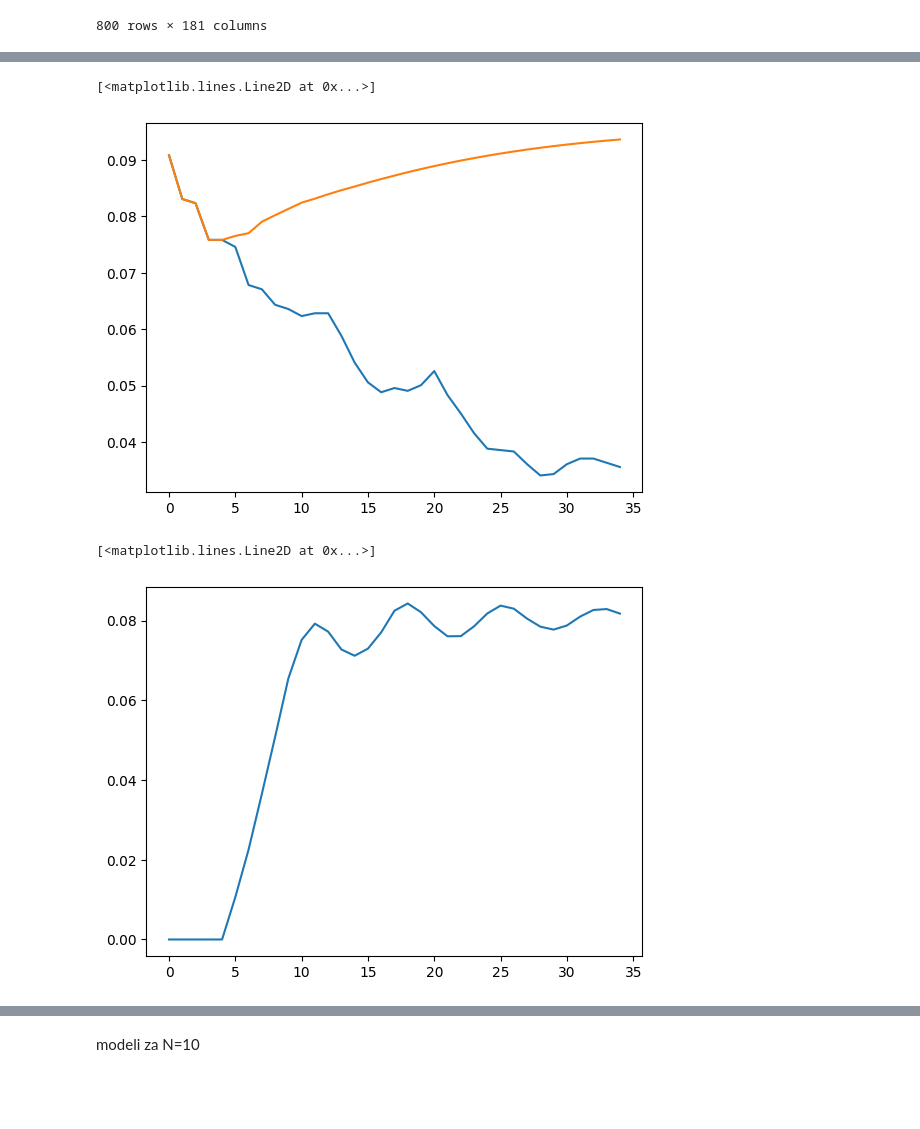
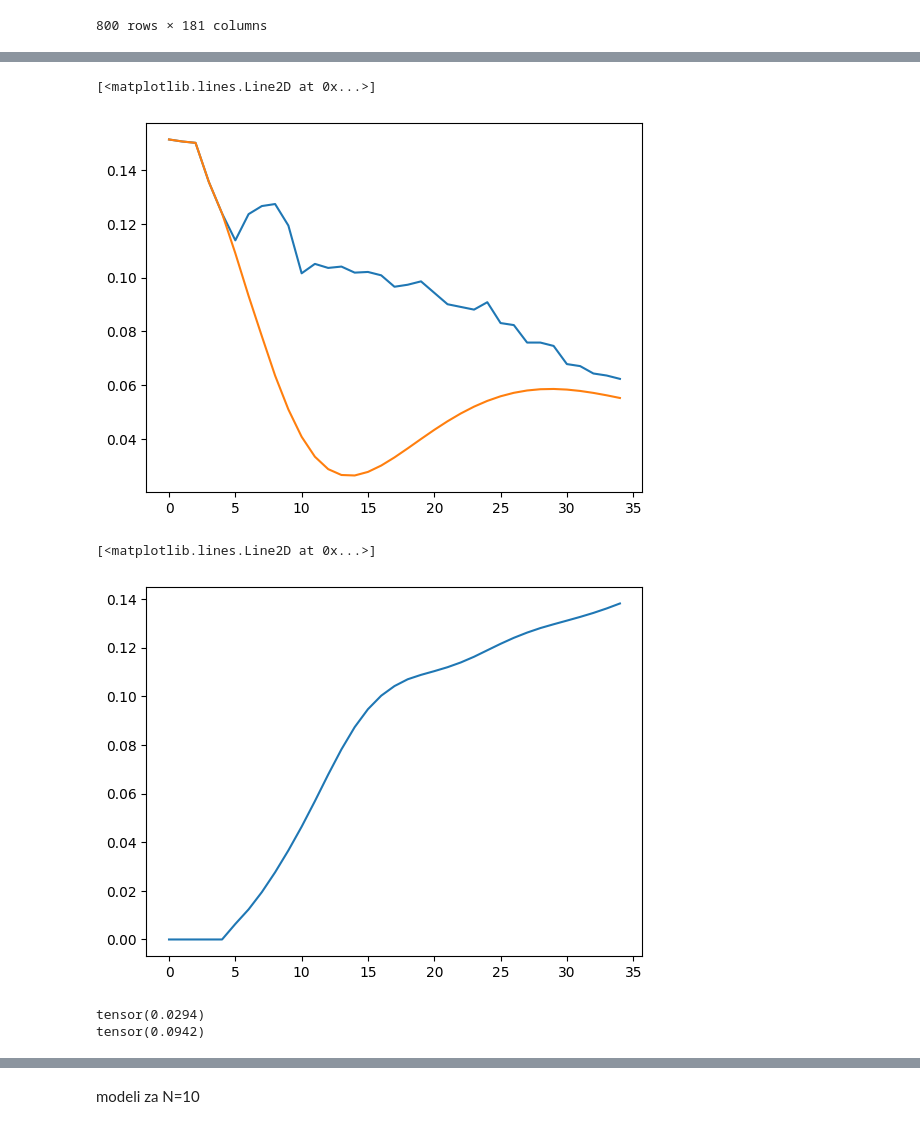
Before and after one commit to tadejpetric/nsu, a Jupyter notebook: dn5/naloga.ipynb, the cells around one changed output, grey strips where cells are left out. Saved outputs shown, nothing was run; the diff lists cells and outputs as text; code cells hidden in the pictures; blank space fills up the shorter version.

```diff
--- a/dn5/naloga.ipynb
+++ b/dn5/naloga.ipynb
@@ -67,10 +74,14 @@ plt.plot(X[:, 80])
 # %%
 n = 5
 batch_size = 16
+torch.manual_seed(0)
+random.seed(0)
+np.random.seed(0)
+
 dset = create_dataset(X, batch_size, n)
 modelrnn = recurrent(1, 1, 20, n)
 criterion = torch.nn.L1Loss()
-optimiser = torch.optim.AdamW(modelrnn.parameters(), lr=0.003, weight_decay=0.005)
+optimiser = torch.optim.AdamW(modelrnn.parameters(), lr=0.002, weight_decay=0.005)
 epochs = 3
 
 modelrnn = train_recurrent(modelrnn, optimiser, criterion, dset, epochs)
@@ -99,15 +106,22 @@ Epoch  0
 # %%
 modelrnn.eval()
-start = 85
+start = 61
 n = 30
 mine = predict_n(Xtest, 5, start, modelrnn, n)
 plt.plot(Xtest[start:start+n+modelrnn.layers, 5])
 plt.plot(mine)
 # %% [output]
 [<matplotlib.lines.Line2D at 0x...>]
-[figure, old version]
+[figure, new version]
 # %%
-plt.plot(compute_errors(Xtest, modelrnn, rangen(n), n))
+errors = compute_errors(Xtest, modelrnn, rangen(n), n)
+plt.plot(errors)
 # %% [output]
 [<matplotlib.lines.Line2D at 0x...>]
-[figure, old version]
+[figure, new version]
+# %%
+print(errors[5:5+7].mean())
+print(errors[5:].mean())
+# %% [output]
+tensor(0.0294)
+tensor(0.0942)
```
Also changed, not shown: parts of 45 cells of this notebook, 4 other files.
